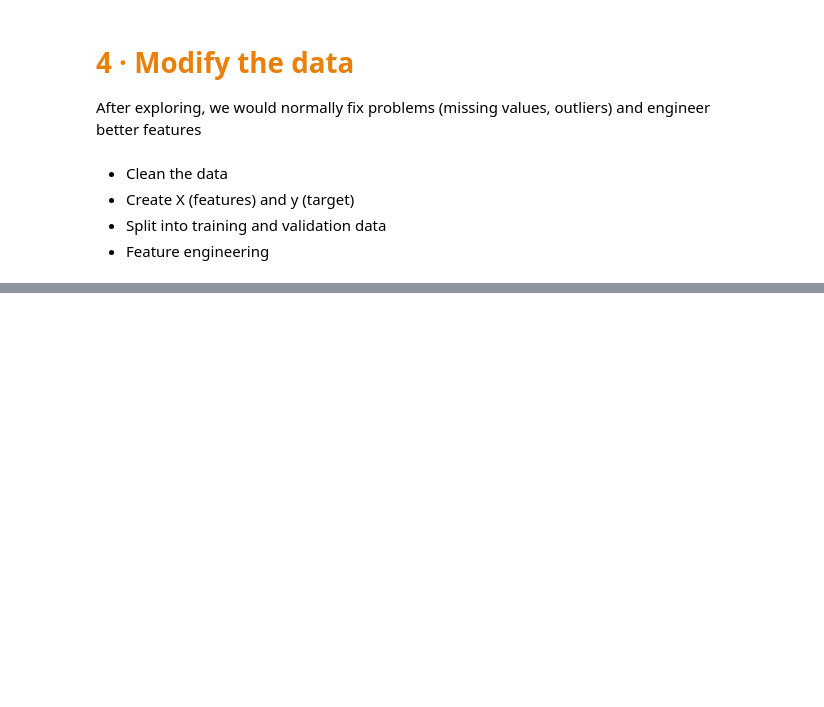
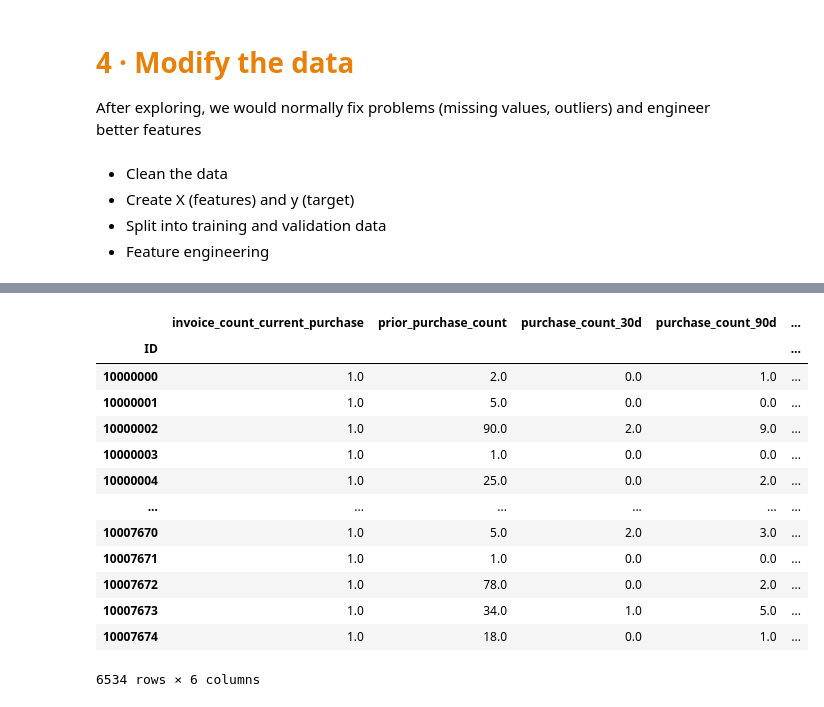
Before and after one commit to saradfalves/ML_Group_09, a Jupyter notebook: notebooks/exploring_and_modifying.ipynb, the cells around one changed output, grey strips where cells are left out. Saved outputs shown, nothing was run; the diff lists cells and outputs as text; code cells hidden in the pictures; blank space fills up the shorter version.

```diff
--- a/notebooks/exploring_and_modifying.ipynb
+++ b/notebooks/exploring_and_modifying.ipynb
@@ -78,6 +78,8 @@ for col in train_df.columns[~train_df.isna().any()]:
 Columns with no NA values:
 repeat_purchase_90d
 customer_id
+# %%
+train_df["purchase_date"] = pd.to_datetime(train_df["purchase_date"], format="%Y-%m-%d")
 # %%
 identifiers = ["customer_id"]
 noise = ["random_noise"]
@@ -309,0 +379,18 @@ outliers) and engineer better features
+# %%
+purchase_count_columns = ['invoice_count_current_purchase', 'prior_purchase_count', 'purchase_count_30d', 'purchase_count_90d', 'purchase_count_180d', 'purchase_count_365d']
+train_df[purchase_count_columns]
+# %% [output]
+|  | invoice_count_current_purchase | prior_purchase_count | purchase_count_30d | purchase_count_90d | ... |
+| ID |  |  |  |  | ... |
+| 10000000 | 1.0 | 2.0 | 0.0 | 1.0 | ... |
+| 10000001 | 1.0 | 5.0 | 0.0 | 0.0 | ... |
+| 10000002 | 1.0 | 90.0 | 2.0 | 9.0 | ... |
+| 10000003 | 1.0 | 1.0 | 0.0 | 0.0 | ... |
+| 10000004 | 1.0 | 25.0 | 0.0 | 2.0 | ... |
+| ... | ... | ... | ... | ... | ... |
+| 10007670 | 1.0 | 5.0 | 2.0 | 3.0 | ... |
+| 10007671 | 1.0 | 1.0 | 0.0 | 0.0 | ... |
+| 10007672 | 1.0 | 78.0 | 0.0 | 2.0 | ... |
+| 10007673 | 1.0 | 34.0 | 1.0 | 5.0 | ... |
+| 10007674 | 1.0 | 18.0 | 0.0 | 1.0 | ... |
+6534 rows × 6 columns
```
Also changed, not shown: parts of 6 cells of this notebook.
